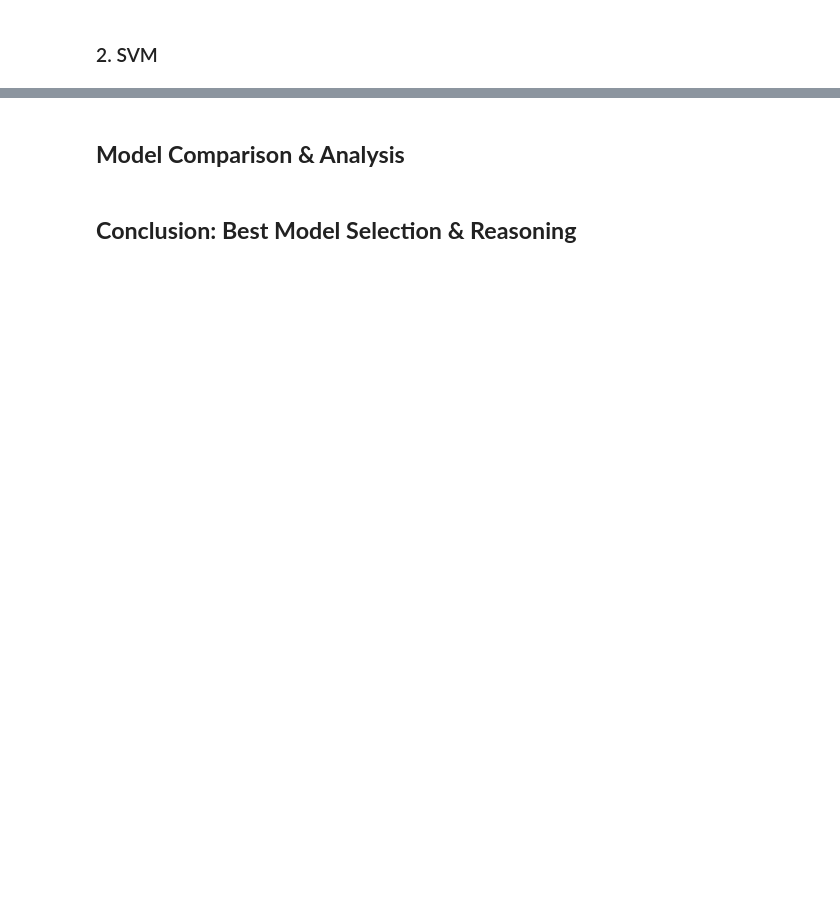
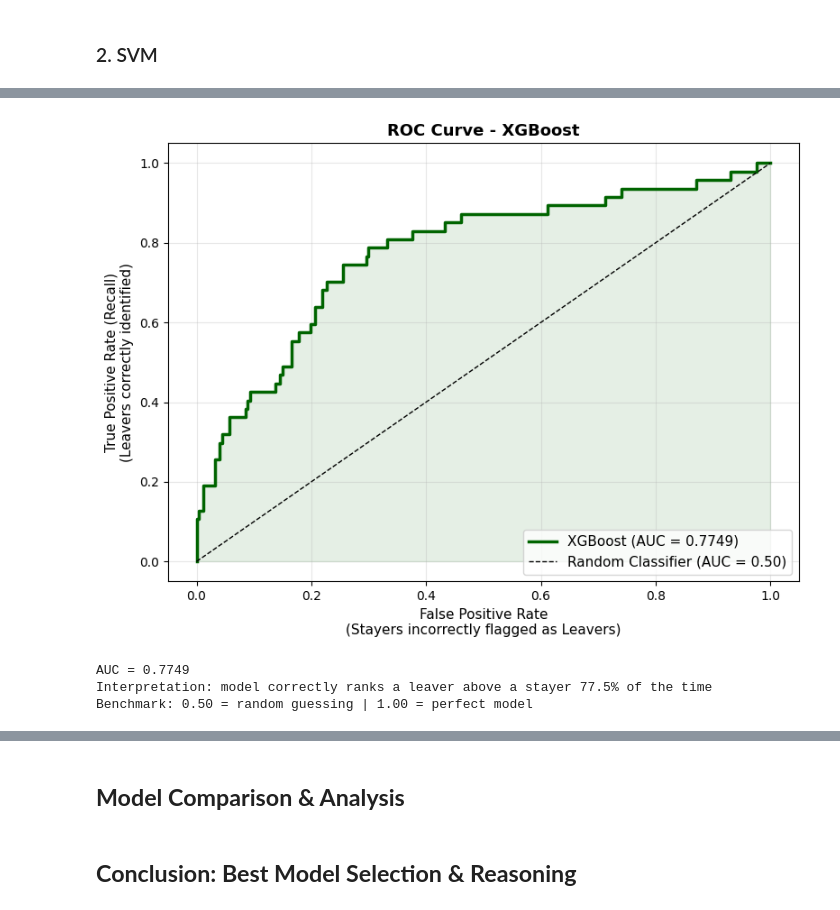
Before and after one commit to K0alaxy/SWE485-G2-Phase1, a Jupyter notebook: Phase1_Supervised_Learning.ipynb, the cells around one changed output, grey strips where cells are left out. Drawn from its saved outputs; the diff is of its cells as text; code cells hidden in the pictures; blank space fills up the shorter version.

```diff
--- a/Phase1_Supervised_Learning.ipynb
+++ b/Phase1_Supervised_Learning.ipynb
@@ -897,0 +1321,36 @@ print(top_neg[['Feature', 'Coefficient']].to_string(index=False))
+# %%
+# ── XGBOOST ROC CURVE ──────────────────────────────────────────────────
+
+# roc_curve() needs probability scores, not binary predictions
+# It computes TPR and FPR at every possible classification threshold
+xgb_fpr, xgb_tpr, xgb_thresholds = roc_curve(y_test, y_pred_proba_xgb)
+
+fig, ax = plt.subplots(figsize=(8, 6))
+
+# The ROC curve itself
+ax.plot(xgb_fpr, xgb_tpr, color='darkgreen', linewidth=2.5,
+        label=f'XGBoost (AUC = {xgb_roc_auc:.4f})')
+
+# Light shading under the curve to highlight the area
+ax.fill_between(xgb_fpr, xgb_tpr, alpha=0.1, color='darkgreen')
+
+# Diagonal dashed line = random classifier
+ax.plot([0, 1], [0, 1], 'k--', linewidth=1, label='Random Classifier (AUC = 0.50)')
+
+ax.set_xlabel('False Positive Rate\n(Stayers incorrectly flagged as Leavers)', fontsize=11)
+ax.set_ylabel('True Positive Rate (Recall)\n(Leavers correctly identified)', fontsize=11)
+ax.set_title('ROC Curve - XGBoost', fontsize=13, fontweight='bold')
+ax.legend(loc='lower right', fontsize=11)
+ax.grid(True, alpha=0.3)
+plt.tight_layout()
+plt.savefig('Supervised_Learning/plots/xgb_roc_curve.png', dpi=150, bbox_inches='tight')
+plt.show()
+
+print(f'AUC = {xgb_roc_auc:.4f}')
+print(f'Interpretation: model correctly ranks a leaver above a stayer {xgb_roc_auc*100:.1f}% of the time')
+print('Benchmark: 0.50 = random guessing | 1.00 = perfect model')
+# %% [output]
+[figure, added]
+AUC = 0.7749
+Interpretation: model correctly ranks a leaver above a stayer 77.5% of the time
+Benchmark: 0.50 = random guessing | 1.00 = perfect model
```
Also changed, not shown: parts of 56 cells of this notebook, 11 other files.
